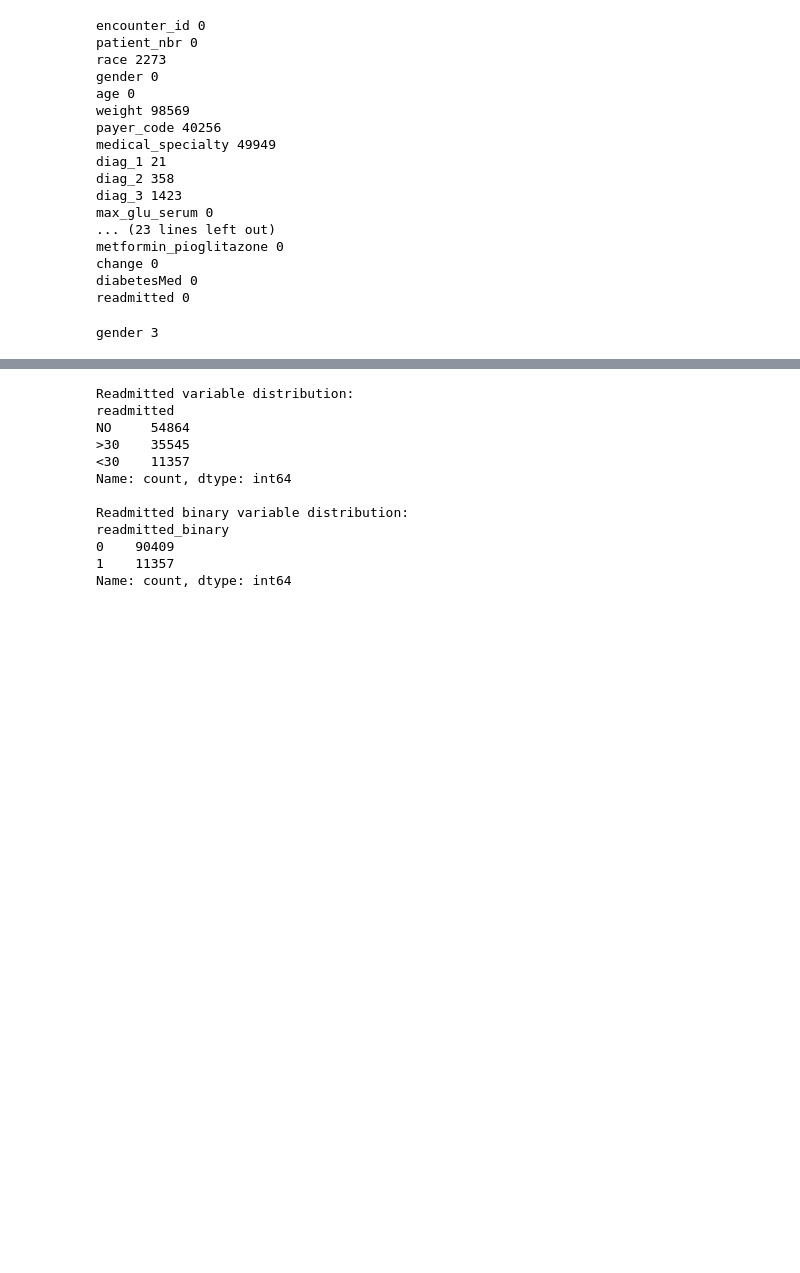
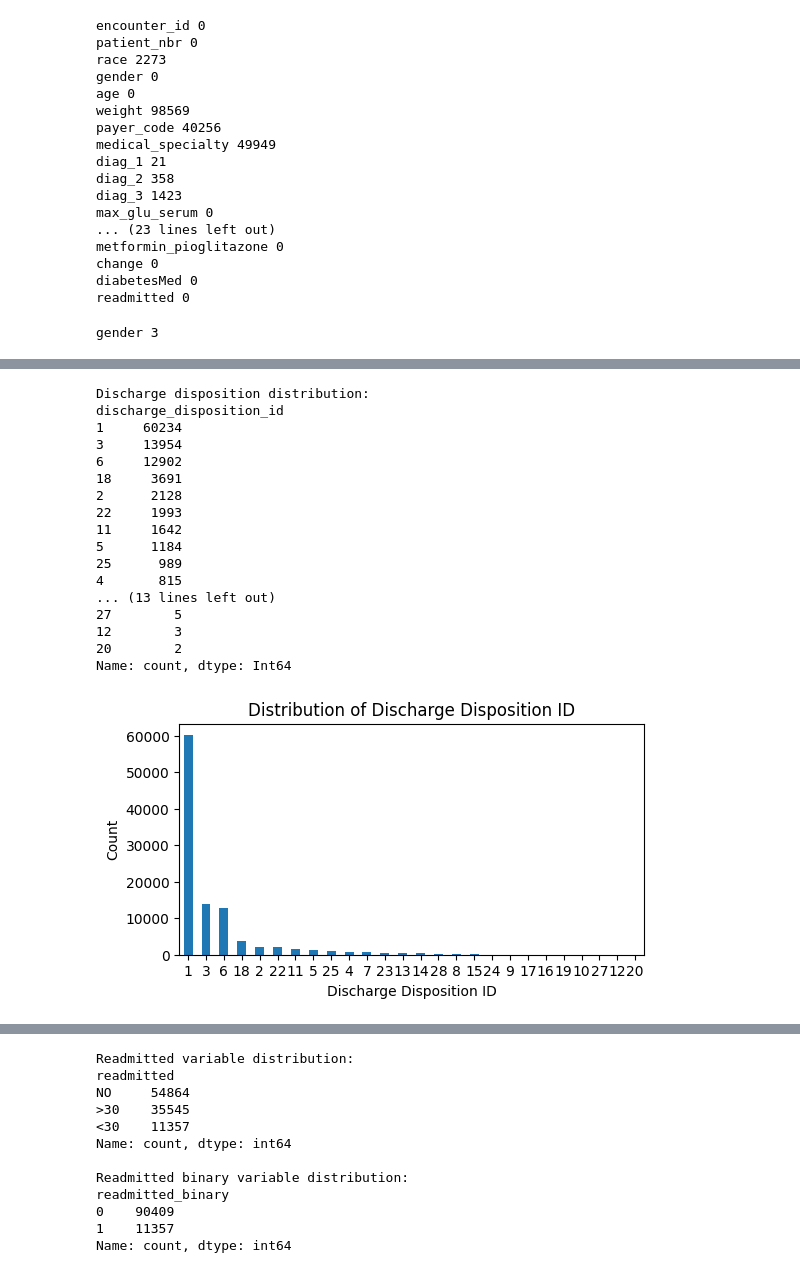
Before and after one commit to ParkYourCode/Diabetic-Patients-Readmission-Analytics, a Jupyter notebook: exploration/explore_bronze.ipynb, the cells around one changed output, grey strips where cells are left out. Drawn from its saved outputs; the diff is of its cells as text; code cells hidden in the pictures; blank space fills up the shorter version.

```diff
--- a/exploration/explore_bronze.ipynb
+++ b/exploration/explore_bronze.ipynb
@@ -65,0 +89,31 @@ gender 3
+# %%
+# Check discharge disposition distribution
+print('Discharge disposition distribution:')
+print(df["discharge_disposition_id"].value_counts())
+
+plt.figure(figsize=(6,3))
+df['discharge_disposition_id'].value_counts().plot(kind='bar')
+plt.xlabel('Discharge Disposition ID')
+plt.ylabel('Count')
+plt.title('Distribution of Discharge Disposition ID')
+plt.xticks(rotation=0)
+plt.show()
+# %% [output]
+Discharge disposition distribution:
+discharge_disposition_id
+1     60234
+3     13954
+6     12902
+18     3691
+2      2128
+22     1993
+11     1642
+5      1184
+25      989
+4       815
+... (13 lines left out)
+27        5
+12        3
+20        2
+Name: count, dtype: Int64
+[figure, added]
```
Also changed, not shown: parts of 4 cells of this notebook.
